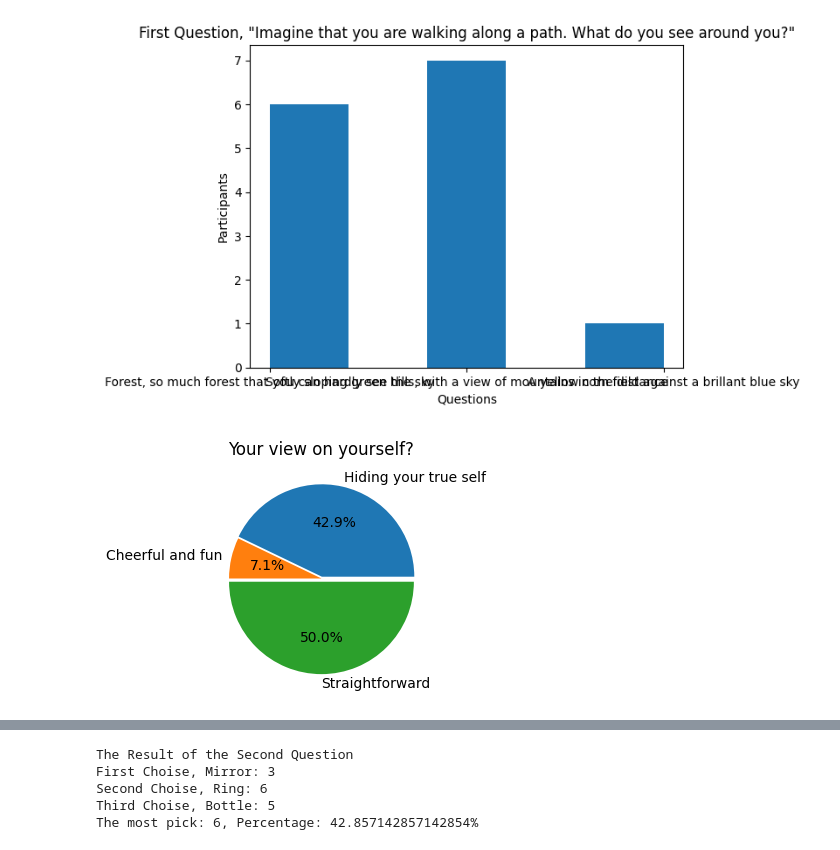
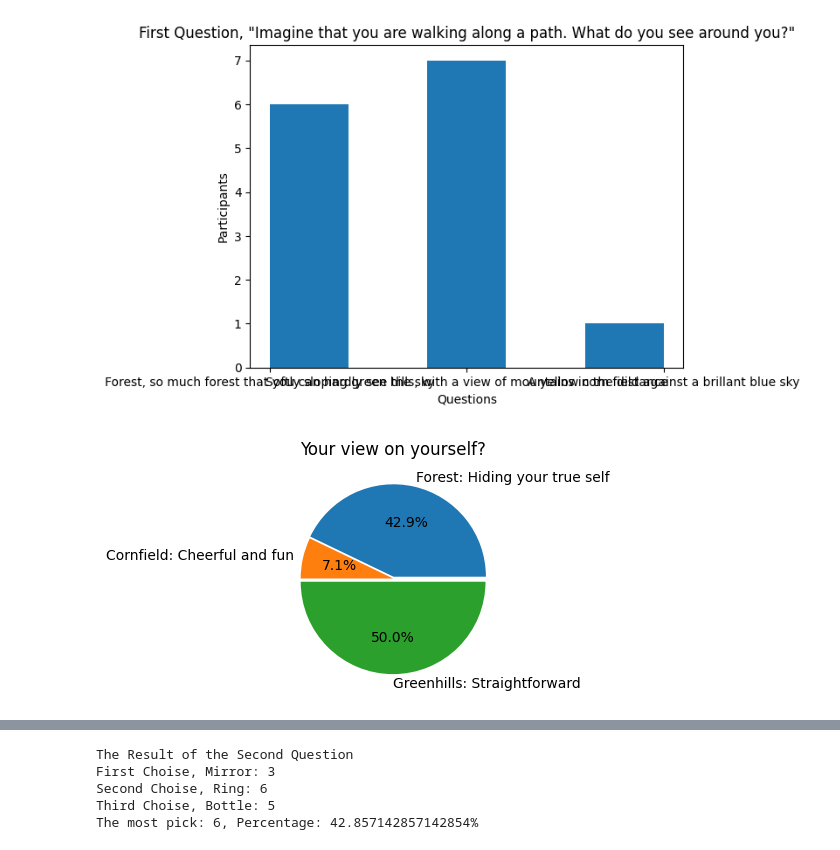
Before and after one commit to jyhun93/DataAmongUs_Yonghun_Jung, a Jupyter notebook: YongChart.ipynb, the cells around one changed output, grey strips where cells are left out. Drawn from its saved outputs; the diff is of its cells as text; code cells hidden in the pictures.

```diff
--- a/YongChart.ipynb
+++ b/YongChart.ipynb
@@ -106,17 +106,17 @@ Text(0.5, 1.0, 'First Question, "Imagine that you are walking along a path. What
 # %%
 #Creat a pie graph to show percentages
 plt.figure(figsize=(3,3))
 
-labels = ["Hiding your true self", "Cheerful and fun", "Straightforward"]
+labels = ["Forest: Hiding your true self", "Cornfield: Cheerful and fun", "Greenhills: Straightforward"]
 values = [6, 1, 7]
 explode = [0.02, 0, 0.035]
 
 plt.pie(values, labels=labels, autopct="%.1f%%", explode=explode)
 
 plt.title('Your view on yourself?')
 plt.show()
 # %% [output]
-[figure, old version]
+[figure, new version]
 # %%
 secondQ = psych["What do you see near your feet?"]
 # %%
```
Also changed, not shown: parts of 4 cells of this notebook.
